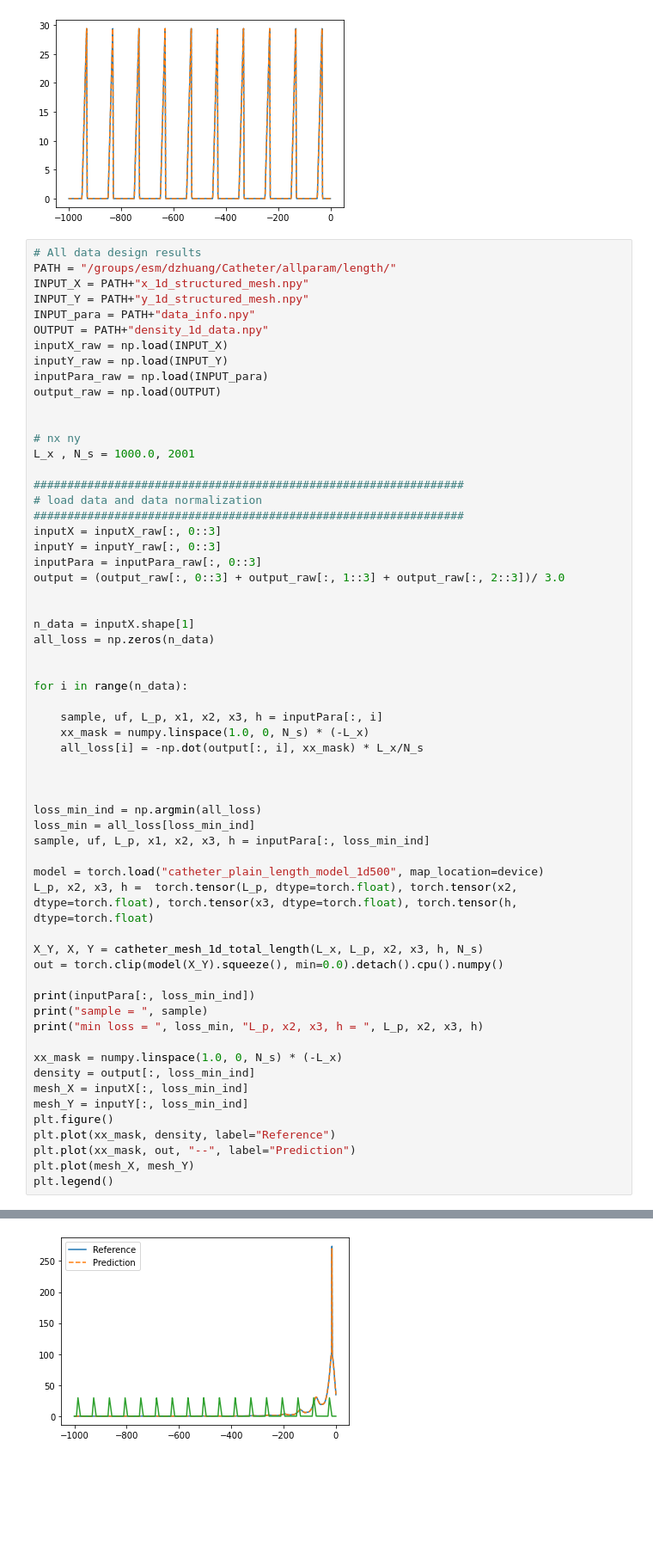
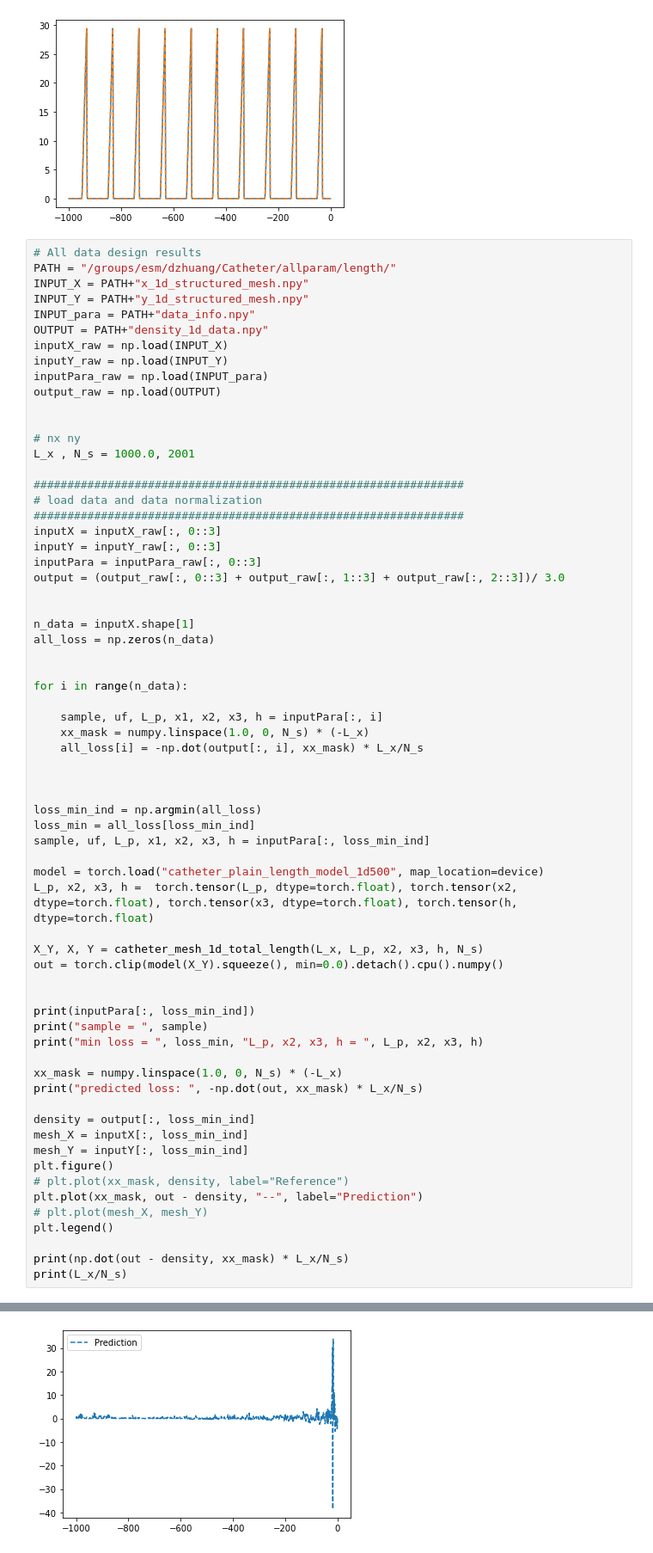
Before and after one commit to zongyi-li/Geo-FNO-catheter, a Jupyter notebook: data_design_length.ipynb, the cells around one changed output, grey strips where cells are left out. Shown: that part at 86% size. Cells and saved outputs as stored; diff of their text form; blank space fills up the shorter version.

```diff
--- a/data_design_length.ipynb
+++ b/data_design_length.ipynb
@@ -163,17 +163,23 @@ L_p, x2, x3, h =  torch.tensor(L_p, dtype=torch.float), torch.tensor(x2, dtype=t
 X_Y, X, Y = catheter_mesh_1d_total_length(L_x, L_p, x2, x3, h, N_s)
 out = torch.clip(model(X_Y).squeeze(), min=0.0).detach().cpu().numpy()
 
+
 print(inputPara[:, loss_min_ind])
 print("sample = ", sample)
 print("min loss = ", loss_min, "L_p, x2, x3, h = ", L_p, x2, x3, h)
 
 xx_mask = numpy.linspace(1.0, 0, N_s) * (-L_x)
+print("predicted loss: ", -np.dot(out, xx_mask) * L_x/N_s)
+
 density = output[:, loss_min_ind]
 mesh_X = inputX[:, loss_min_ind]
 mesh_Y = inputY[:, loss_min_ind]
 plt.figure()
-plt.plot(xx_mask, density, label="Reference")
-plt.plot(xx_mask, out, "--", label="Prediction")
-plt.plot(mesh_X, mesh_Y)
+# plt.plot(xx_mask, density, label="Reference")
+plt.plot(xx_mask, out - density, "--", label="Prediction")
+# plt.plot(mesh_X, mesh_Y)
 plt.legend()
+
+print(np.dot(out - density, xx_mask) * L_x/N_s)
+print(L_x/N_s)
 # %% [output]
@@ -185,4 +193,4 @@ min loss =  267931.9210377491 L_p, x2, x3, h =  tensor(60.0993) tensor(-24.5590)
-[figure, old version]
+[figure, new version]
 # %%
 ################################################################
 # inverse optimization for 1d
```
Also changed, not shown: parts of 2 cells of this notebook, 8 other files.
